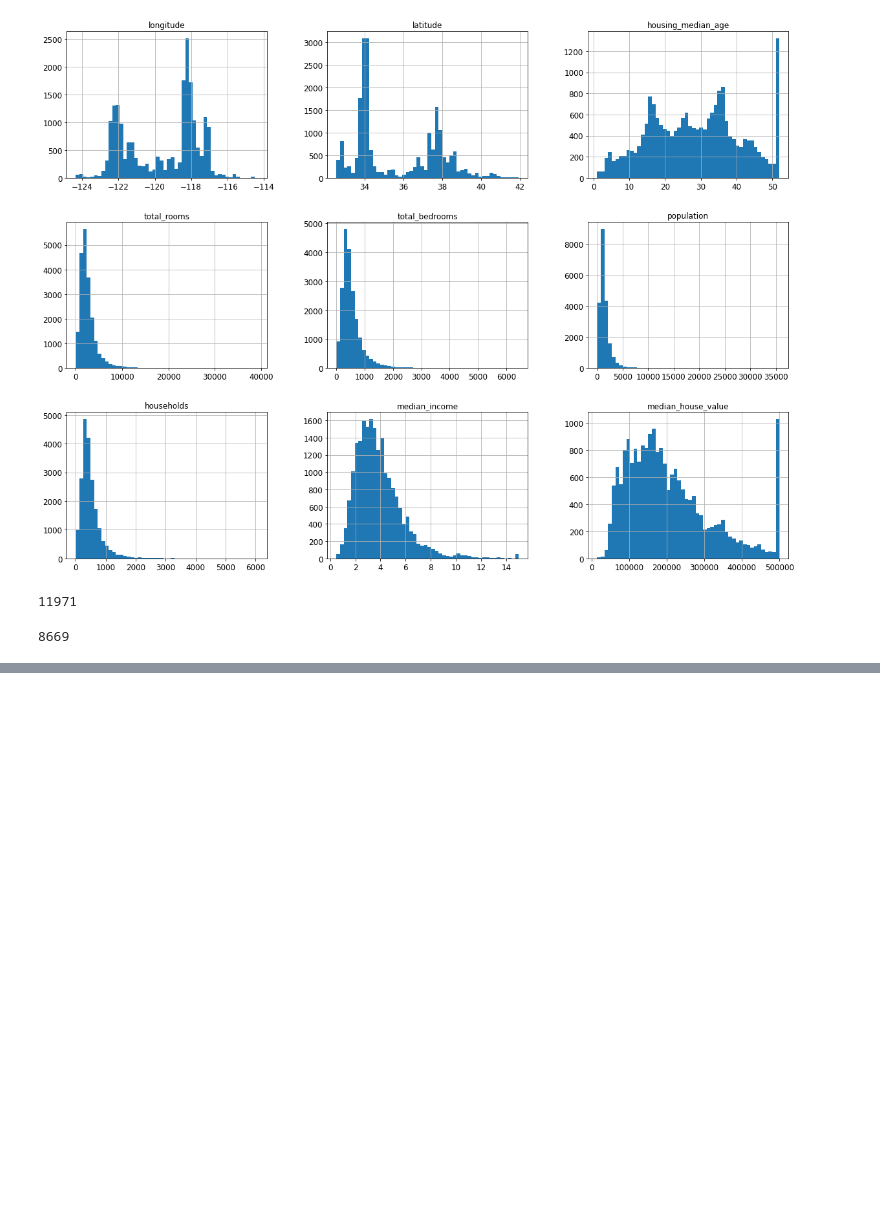
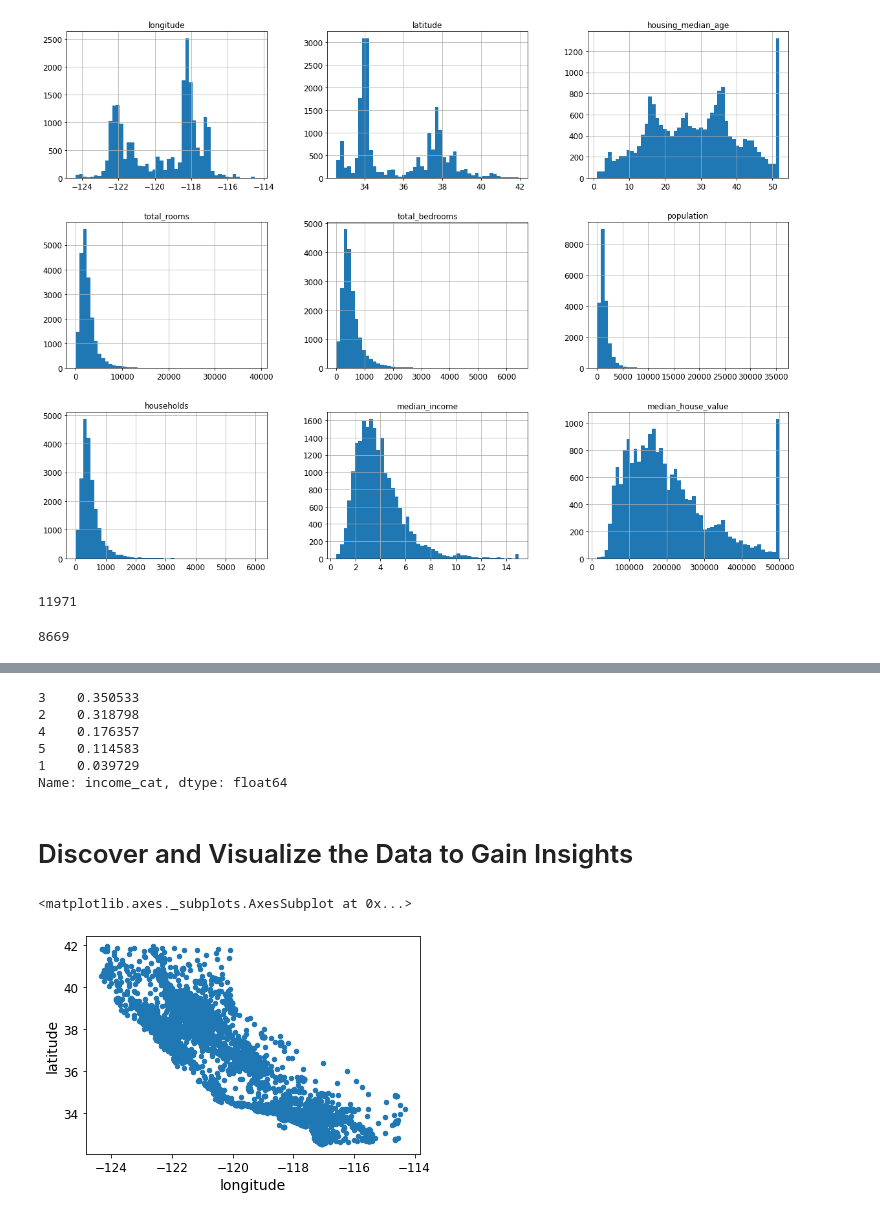
Before and after one commit to akshitgupta29/Hands-On-Machine-Learning, a Jupyter notebook: Chapter_2_end_to_end_machine_learning_project.ipynb, the cells around one changed output, grey strips where cells are left out. Saved outputs shown, nothing was run; the diff lists cells and outputs as text; code cells hidden in the pictures; blank space fills up the shorter version.

```diff
--- a/Chapter_2_end_to_end_machine_learning_project.ipynb
+++ b/Chapter_2_end_to_end_machine_learning_project.ipynb
@@ -149,0 +210,9 @@ len(test_data)
+# %%
+strat_test_set['income_cat'].value_counts()/len(strat_test_set)
+# %% [output]
+3    0.350533
+2    0.318798
+4    0.176357
+5    0.114583
+1    0.039729
+Name: income_cat, dtype: float64
@@ -149,0 +222,7 @@ len(test_data)
+# %% [markdown]
+# Discover and Visualize the Data to Gain Insights
+# %%
+data.plot(kind='scatter', x='longitude', y='latitude')
+# %% [output]
+<matplotlib.axes._subplots.AxesSubplot at 0x...>
+[figure, added]
```
Also changed, not shown: parts of 13 cells of this notebook.
